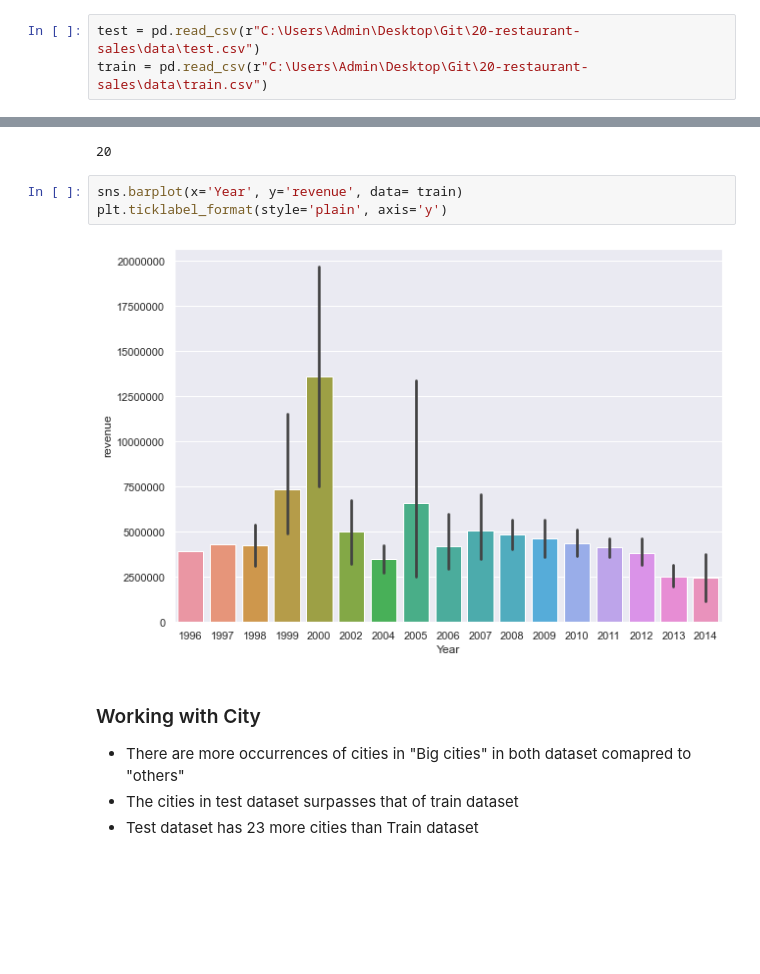
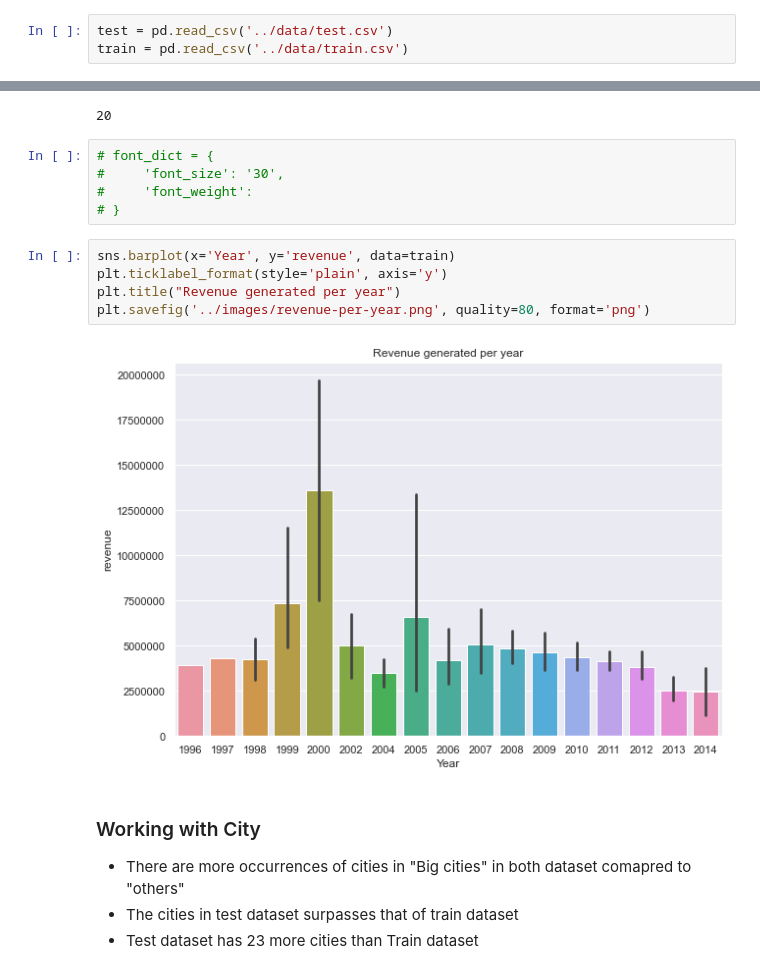
Before and after one commit to HamoyeHQ/stage-f-03-restaurant-sales, a Jupyter notebook: storytelling/Group 20 EDA.ipynb, the cells around one changed output, grey strips where cells are left out. Cells and saved outputs as stored; diff of their text form; blank space fills up the shorter version.

```diff
--- a/storytelling/Group 20 EDA.ipynb
+++ b/storytelling/Group 20 EDA.ipynb
@@ -23,8 +23,8 @@ sns.set(rc={'figure.figsize':(10,7)})
 
 * Revenue: The revenue column indicates a (transformed) revenue of the restaurant in a given year and is the target of predictive analysis. Please note that the values are transformed so they don't mean real dollar values.
 # %%
-test = pd.read_csv(r"C:\Users\Admin\Desktop\Git\20-restaurant-sales\data\test.csv")
-train = pd.read_csv(r"C:\Users\Admin\Desktop\Git\20-restaurant-sales\data\train.csv")
+test = pd.read_csv('../data/test.csv')
+train = pd.read_csv('../data/train.csv')
 # %%
 print("Train dataset has {} rows and {} columns" .format(train.shape[0], train.shape[1]))
 print("Test dataset has {} rows and {} columns" .format(test.shape[0], test.shape[1]))
@@ -98,11 +98,18 @@ train['Year'].nunique()
 test['Year'].nunique()
 # %% [output]
 20
+# %%
+# font_dict = {
+#     'font_size': '30',
+#     'font_weight':
+# }
 # %%
-sns.barplot(x='Year', y='revenue', data= train)
+sns.barplot(x='Year', y='revenue', data=train)
 plt.ticklabel_format(style='plain', axis='y')
+plt.title("Revenue generated per year")
+plt.savefig('../images/revenue-per-year.png', quality=80, format='png')
 # %% [output]
-[figure, old version]
+[figure, new version]
 # %% [markdown]
 ### Working with City
 * There are more occurrences of cities in "Big cities" in both dataset comapred to "others"
```
Also changed, not shown: parts of 21 cells of this notebook, 12 other files.
